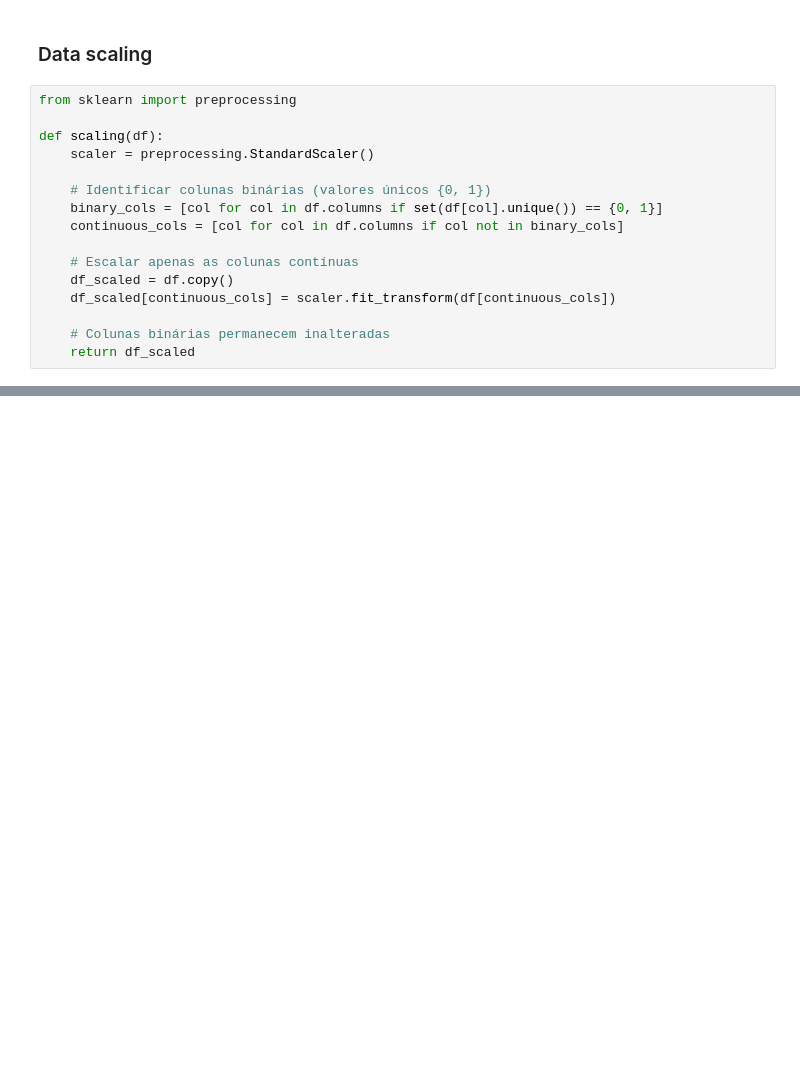
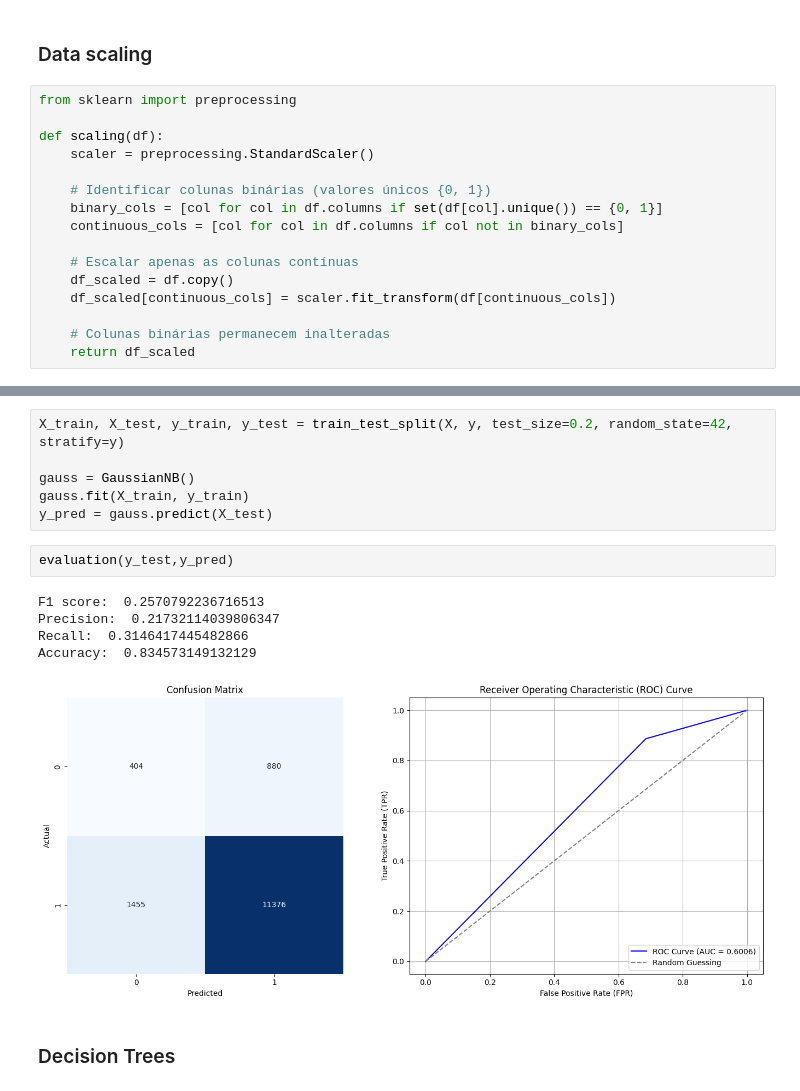
Before and after one commit to Barb02/IDS_project, a Jupyter notebook: customer.ipynb, the cells around one changed output, grey strips where cells are left out. Cells and saved outputs as stored; diff of their text form; blank space fills up the shorter version.

```diff
--- a/customer.ipynb
+++ b/customer.ipynb
@@ -641,0 +680,16 @@ Accuracy:  0.8069716837167241
+# %%
+X_train, X_test, y_train, y_test = train_test_split(X, y, test_size=0.2, random_state=42, stratify=y)
+
+gauss = GaussianNB()
+gauss.fit(X_train, y_train)
+y_pred = gauss.predict(X_test)
+# %%
+evaluation(y_test,y_pred)
+# %% [output]
+F1 score:  0.2570792236716513
+Precision:  0.21732114039806347
+Recall:  0.3146417445482866
+Accuracy:  0.834573149132129
+[figure, added]
+# %% [markdown]
+### Decision Trees
```
Also changed, not shown: parts of 67 cells of this notebook.
